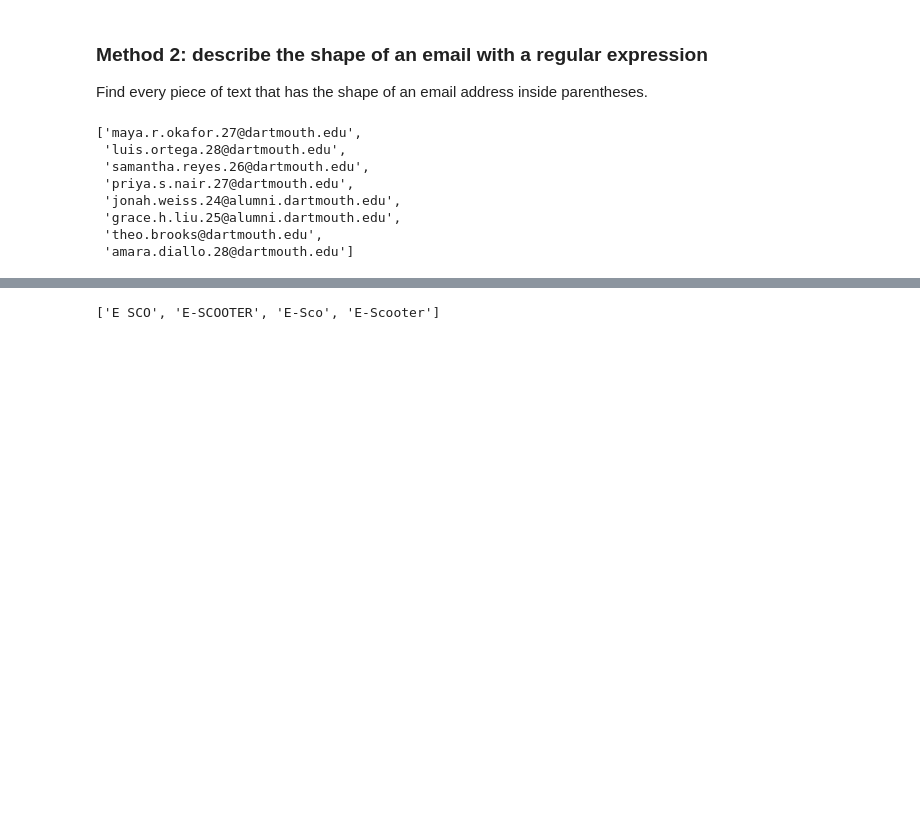
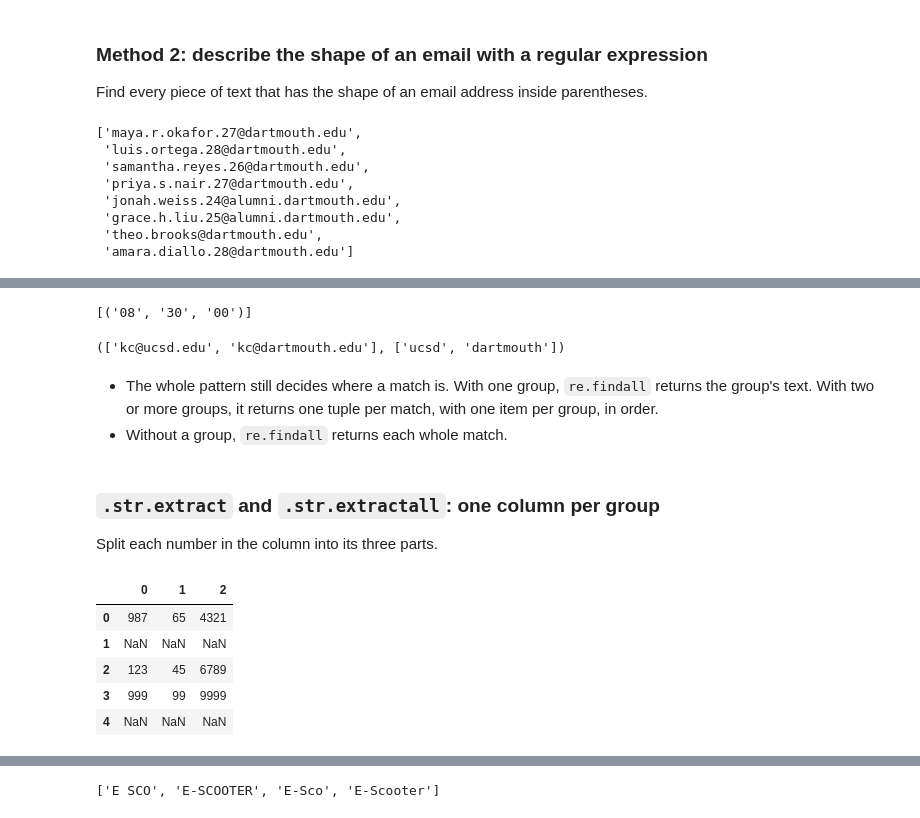
Before and after one commit to KengChiChang/QSS20_FA26, a Jupyter notebook: lectures/lec11/lec11_regex.ipynb, the cells around one changed output, grey strips where cells are left out. Drawn from its saved outputs; the diff is of its cells as text; code cells hidden in the pictures; blank space fills up the shorter version.

```diff
--- a/lectures/lec11/lec11_regex.ipynb
+++ b/lectures/lec11/lec11_regex.ipynb
@@ -445,0 +616,31 @@ Allow a hyphen or a space between `E` and `SCO`.
+# %%
+when = 'I will meet you at 08:30:00 pm tomorrow'
+re.findall(r'(\d\d):(\d\d):(\d\d)', when)
+# %% [output]
+[('08', '30', '00')]
+# %%
+emails = ('my old email was kc@ucsd.edu, '
+          'my new email is kc@dartmouth.edu')
+(re.findall(r'\w+@\w+\.edu', emails),
+ re.findall(r'\w+@(\w+)\.edu', emails))
+# %% [output]
+(['kc@ucsd.edu', 'kc@dartmouth.edu'], ['ucsd', 'dartmouth'])
+# %% [markdown]
+- The whole pattern still decides where a match is. With one group,
+  `re.findall` returns the group's text. With two or more groups, it
+  returns one tuple per match, with one item per group, in order.
+- Without a group, `re.findall` returns each whole match.
+# %% [markdown]
+### `.str.extract` and `.str.extractall`: one column per group
+
+Split each number in the column into its three parts.
+# %%
+pattern_cg = r'([0-9]{3})-([0-9]{2})-([0-9]{4})'
+ssn.str.extract(pattern_cg)
+# %% [output]
+|  | 0 | 1 | 2 |
+| 0 | 987 | 65 | 4321 |
+| 1 | NaN | NaN | NaN |
+| 2 | 123 | 45 | 6789 |
+| 3 | 999 | 99 | 9999 |
+| 4 | NaN | NaN | NaN |
```
Also changed, not shown: parts of 235 cells of this notebook, 1 other file.
